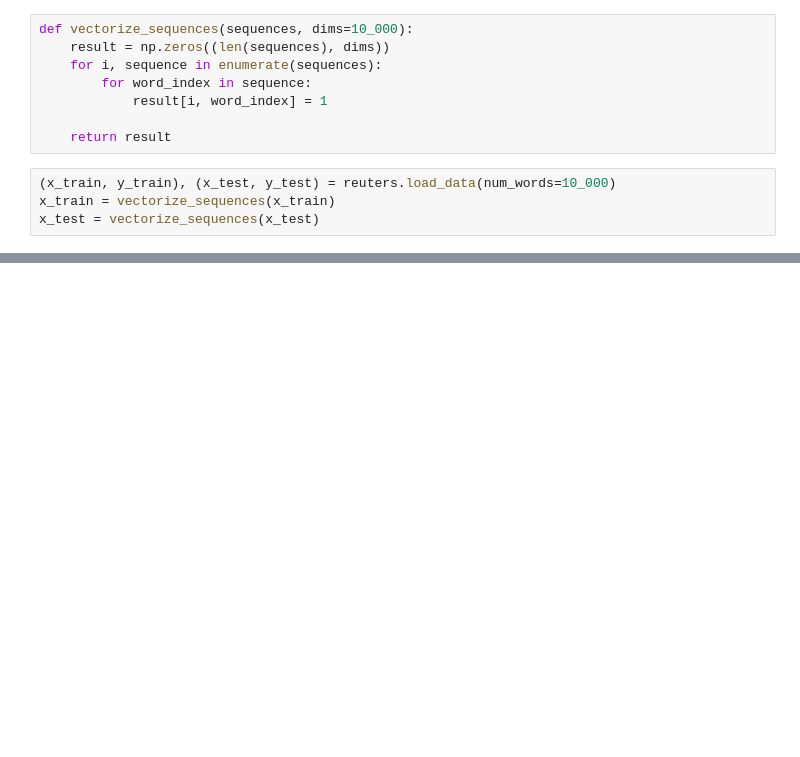
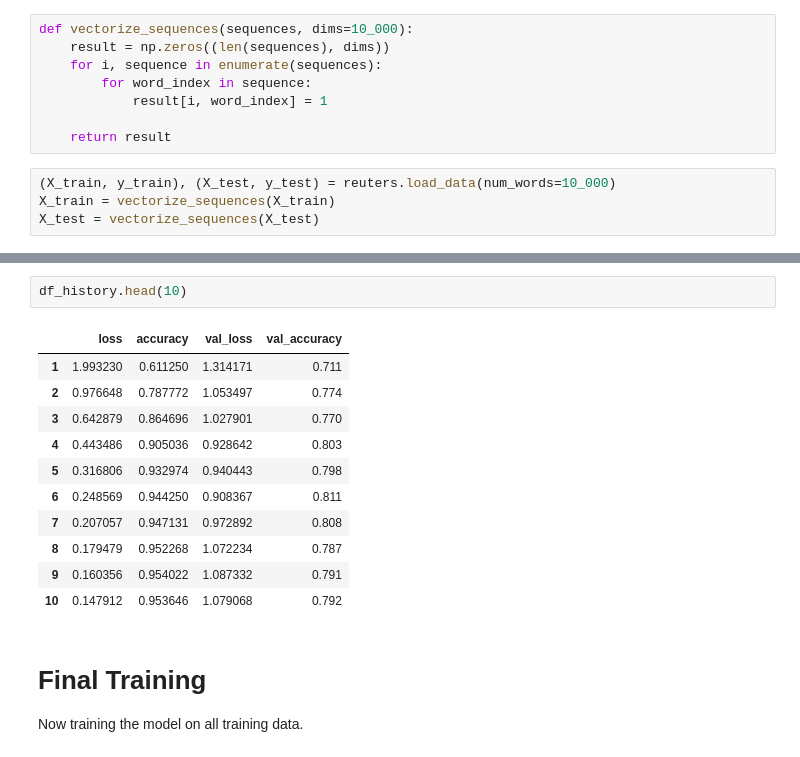
Before and after one commit to biraj21/deep_learning_with_tf, a Jupyter notebook: ch4/newswires_classifier.ipynb, the cells around one changed output, grey strips where cells are left out. Saved outputs shown, nothing was run; the diff lists cells and outputs as text; blank space fills up the shorter version.

```diff
--- a/ch4/newswires_classifier.ipynb
+++ b/ch4/newswires_classifier.ipynb
@@ -14,6 +15,6 @@ def vectorize_sequences(sequences, dims=10_000):
 
     return result
 # %%
-(x_train, y_train), (x_test, y_test) = reuters.load_data(num_words=10_000)
-x_train = vectorize_sequences(x_train)
-x_test = vectorize_sequences(x_test)
+(X_train, y_train), (X_test, y_test) = reuters.load_data(num_words=10_000)
+X_train = vectorize_sequences(X_train)
+X_test = vectorize_sequences(X_test)
@@ -20,3 +84,20 @@ x_test = vectorize_sequences(x_test)
+# %%
+df_history.head(10)
+# %% [output]
+|  | loss | accuracy | val_loss | val_accuracy |
+| 1 | 1.993230 | 0.611250 | 1.314171 | 0.711 |
+| 2 | 0.976648 | 0.787772 | 1.053497 | 0.774 |
+| 3 | 0.642879 | 0.864696 | 1.027901 | 0.770 |
+| 4 | 0.443486 | 0.905036 | 0.928642 | 0.803 |
+| 5 | 0.316806 | 0.932974 | 0.940443 | 0.798 |
+| 6 | 0.248569 | 0.944250 | 0.908367 | 0.811 |
+| 7 | 0.207057 | 0.947131 | 0.972892 | 0.808 |
+| 8 | 0.179479 | 0.952268 | 1.072234 | 0.787 |
+| 9 | 0.160356 | 0.954022 | 1.087332 | 0.791 |
+| 10 | 0.147912 | 0.953646 | 1.079068 | 0.792 |
+# %% [markdown]
+# Final Training
+Now training the model on all training data.
 # %%
 model = keras.Sequential([
     layers.Dense(128, activation="relu"),
```
Also changed, not shown: parts of 6 cells of this notebook.
